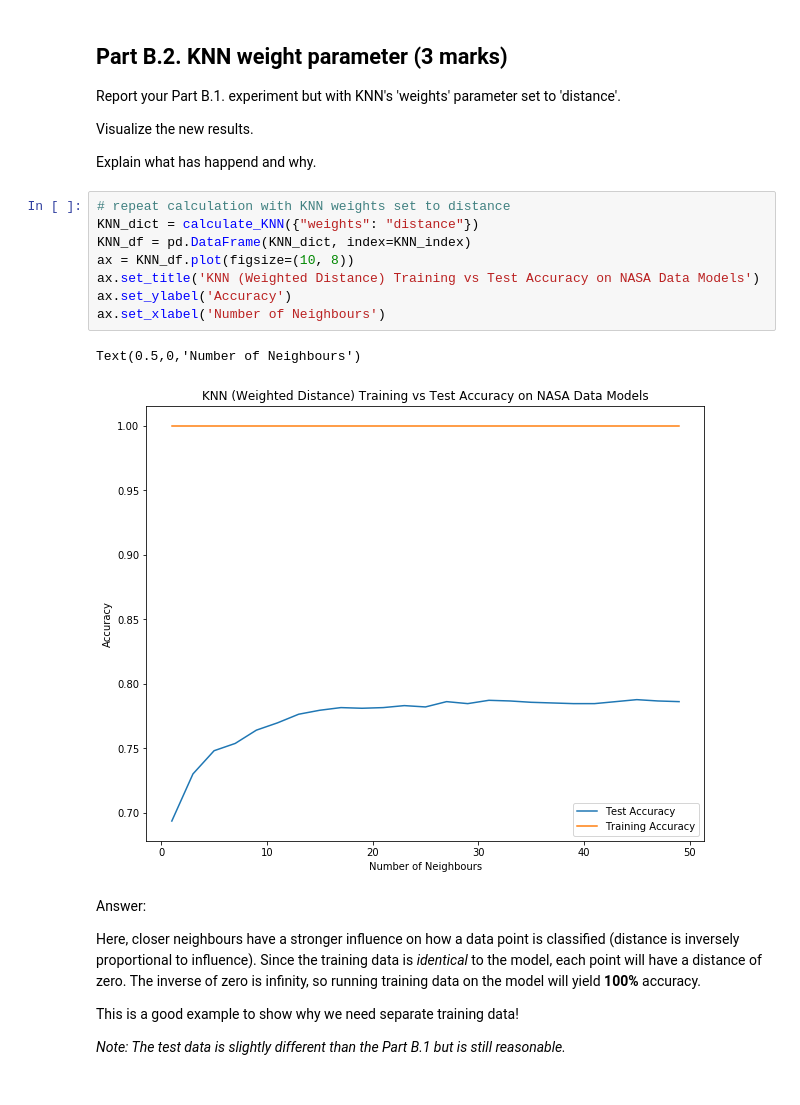
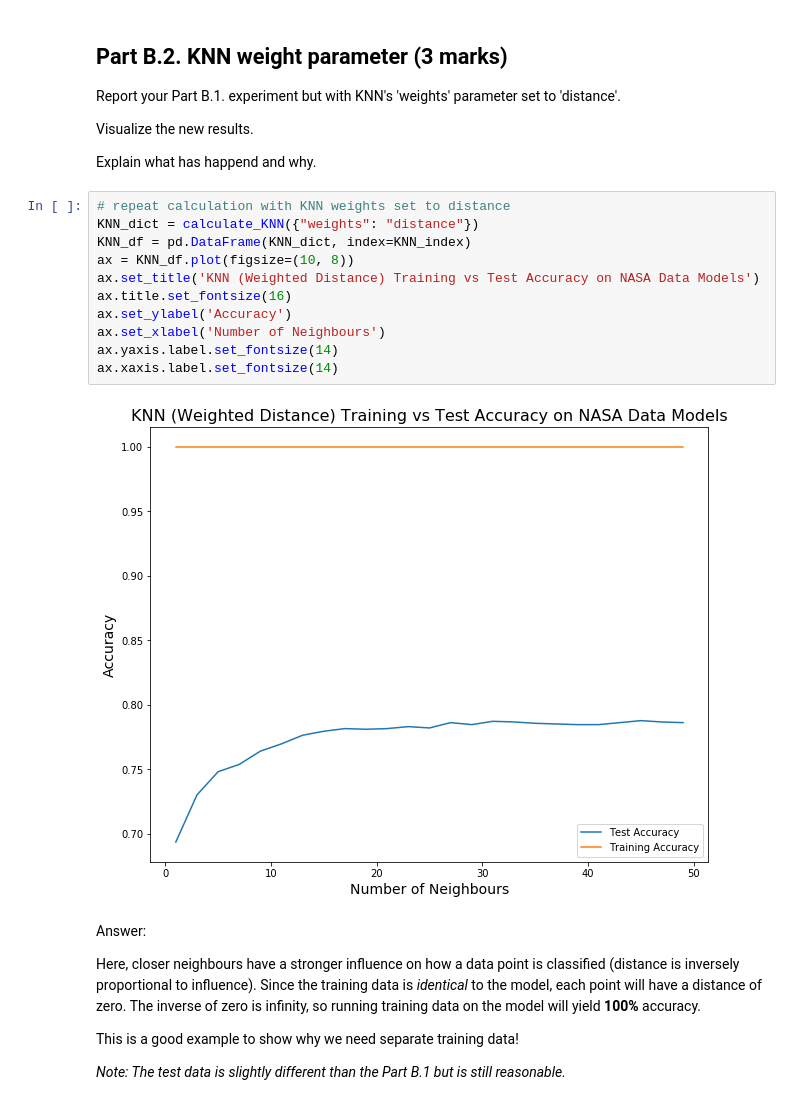
Before and after one commit to joelfad/ensf519, a Jupyter notebook: anaconda_jupyter/notebooks/assign2/Assignment2.ipynb, the cells around one changed output. Drawn from its saved outputs; the diff is of its cells as text.

```diff
--- a/anaconda_jupyter/notebooks/assign2/Assignment2.ipynb
+++ b/anaconda_jupyter/notebooks/assign2/Assignment2.ipynb
@@ -168,14 +174,16 @@ Explain what has happend and why.
 # %%
 # repeat calculation with KNN weights set to distance
 KNN_dict = calculate_KNN({"weights": "distance"})
 KNN_df = pd.DataFrame(KNN_dict, index=KNN_index)
 ax = KNN_df.plot(figsize=(10, 8))
 ax.set_title('KNN (Weighted Distance) Training vs Test Accuracy on NASA Data Models')
+ax.title.set_fontsize(16)
 ax.set_ylabel('Accuracy')
 ax.set_xlabel('Number of Neighbours')
+ax.yaxis.label.set_fontsize(14)
+ax.xaxis.label.set_fontsize(14)
 # %% [output]
-Text(0.5,0,'Number of Neighbours')
-[figure, old version]
+[figure, new version]
 # %% [markdown]
 Answer:
 
```
Also changed, not shown: parts of 4 cells of this notebook.
